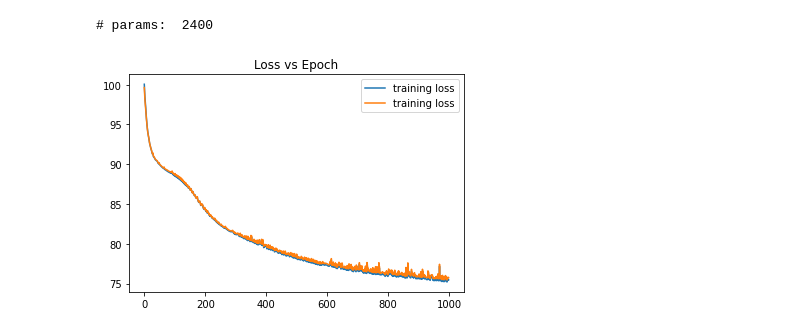
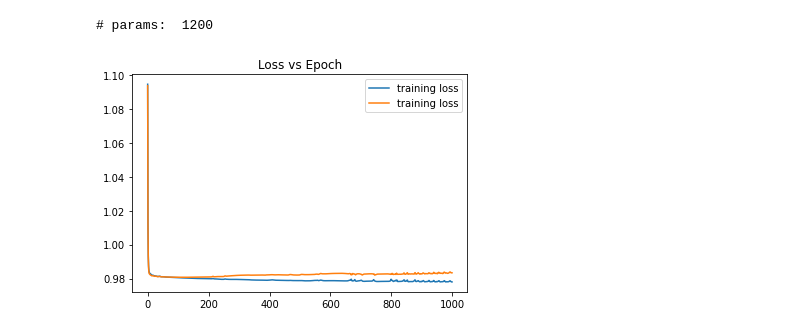
Before and after one commit to akarshkumar0101/timm-mlp-shaker, a Jupyter notebook: linear_fitting.ipynb, the cells around one changed output. Cells and saved outputs as stored; diff of their text form; code cells hidden in the pictures.

```diff
--- a/linear_fitting.ipynb
+++ b/linear_fitting.ipynb
@@ -6,17 +6,29 @@
 # %%
 import mlp_mixer_pytorch
 import mlp_shaker_flat
-# %%
-torch.manual_seed(0)
-np.random.seed(0)
-M1 = torch.randn(100, 100)
-M2 = torch.randn(100, 100)
-M3 = torch.randn(100, 100)
-
-X_train = torch.randn(9999, 100)
-Y_train = (X_train@M
-X_test = torch.randn(9999, 100)
-Y_test = X_test@M
+# %%
+torch.manual_seed(0)
+np.random.seed(0)
+
+def create_linear_dataset(N, M, n_samp_train, n_samp_test):
+    M = torch.randn(M, N)
+    X = torch.randn(n_samp_train+n_samp_test, N)
+    Y = X@M.T
+    X_train, X_test = X.split([n_samp_train, n_samp_test])
+    Y_train, Y_test = Y.split([n_samp_train, n_samp_test])
+    return X_train, Y_train, X_test, Y_test
+
+def create_nonlinear_dataset(N, M, n_samp_train, n_samp_test):
+    M = torch.randn(M, N)
+    X = torch.randn(n_samp_train+n_samp_test, N)
+    Y = (X.sin()@M.T).tanh()
+    X_train, X_test = X.split([n_samp_train, n_samp_test])
+    Y_train, Y_test = Y.split([n_samp_train, n_samp_test])
+    return X_train, Y_train, X_test, Y_test
+
+
+# X_train, Y_train, X_test, Y_test = create_linear_dataset(100, 100, 9999, 999)
+X_train, Y_train, X_test, Y_test = create_nonlinear_dataset(100, 100, 9999, 999)
 # %%
 def evaluate(net, train='False', device=None, bs=300, verbose=False):
     net = net.to(device)
@@ -52,7 +64,7 @@ def train(net, lr=1e-2, device=None, n_epochs=10, bs=300):
             opt.step()
         losses_train.append(evaluate(net, train=True, bs=bs, device=device)['loss'])
         losses_test.append(evaluate(net, train=False, bs=bs, device=device)['loss'])
-        loop.set_postfix({'loss': losses_train[-1]})
+        loop.set_postfix({'train loss': losses_train[-1], 'test loss': losses_train[-1]})
     plt.plot(losses_train, label='training loss')
     plt.plot(losses_test, label='training loss')
     plt.title('Loss vs Epoch')
@@ -75,8 +89,8 @@ train(net, device=device, lr=1e-2, bs=1000, n_epochs=50)
 # %%
-net = mlp_shaker_flat.MLPFlatShaker([10, 10], [0, 1]*5, ).to(device)
+net = mlp_shaker_flat.MLPFlatShaker([10, 10], [1]*5, ).to(device)
 print('# params: ', util.count_params(net))
 train(net, device=device, lr=1e-2, bs=1000, n_epochs=1000)
 # %% [output]
-# params:  2400
+# params:  1200
-[figure, old version]
+[figure, new version]
 # %%
```
Also changed, not shown: parts of 16 cells of this notebook, 3 other files.
